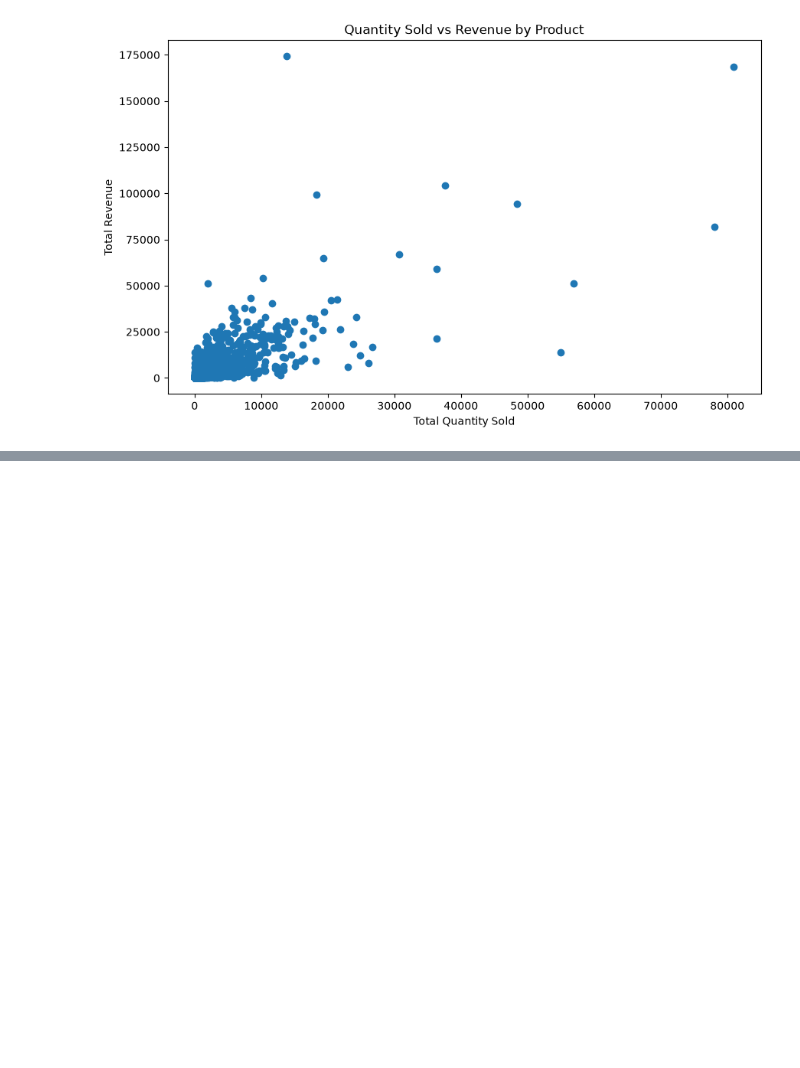
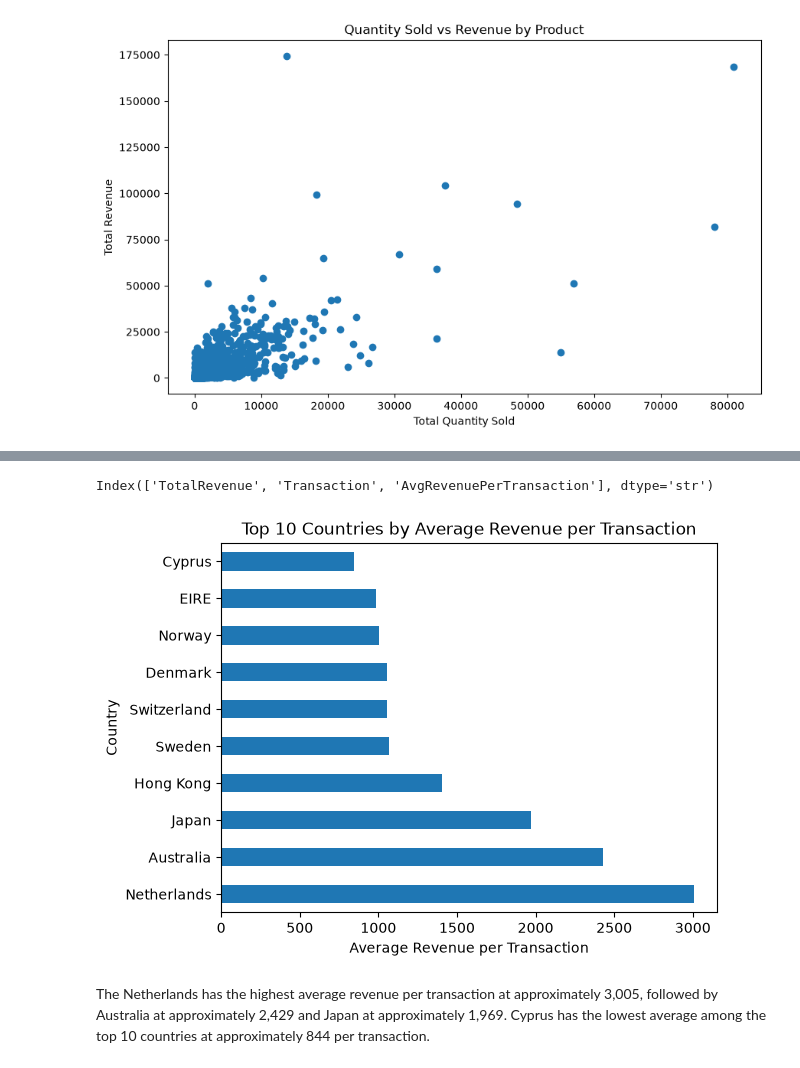
Before and after one commit to esthermaina36/online-retail-analysis, a Jupyter notebook: notebooks/01_initial_exploration.ipynb, the cells around one changed output, grey strips where cells are left out. Saved outputs shown, nothing was run; the diff lists cells and outputs as text; code cells hidden in the pictures; blank space fills up the shorter version.

```diff
--- a/notebooks/01_initial_exploration.ipynb
+++ b/notebooks/01_initial_exploration.ipynb
@@ -1057,0 +1079,6 @@ plt.show()
+# %%
+
+top_avg_revenue = (Country_summary[Country_summary ["Transaction"] >=10]
+                   .sort_values("AvgRevenuePerTransaction", ascending=False)
+                   .head(10)
+                   )
@@ -1057,0 +1100,14 @@ plt.show()
+# %%
+Country_summary.columns
+# %% [output]
+Index(['TotalRevenue', 'Transaction', 'AvgRevenuePerTransaction'], dtype='str')
+# %%
+top_avg_revenue["AvgRevenuePerTransaction"].plot(kind="barh")
+plt.title("Top 10 Countries by Average Revenue per Transaction")
+plt.xlabel("Average Revenue per Transaction")
+plt.ylabel("Country")
+plt.show()
+# %% [output]
+[figure, added]
+# %% [markdown]
+The Netherlands has the highest average revenue per transaction at approximately 3,005, followed by Australia at approximately 2,429 and Japan at approximately 1,969. Cyprus has the lowest average among the top 10 countries at approximately 844 per transaction.
```
Also changed, not shown: parts of 17 cells of this notebook, 3 other files.
